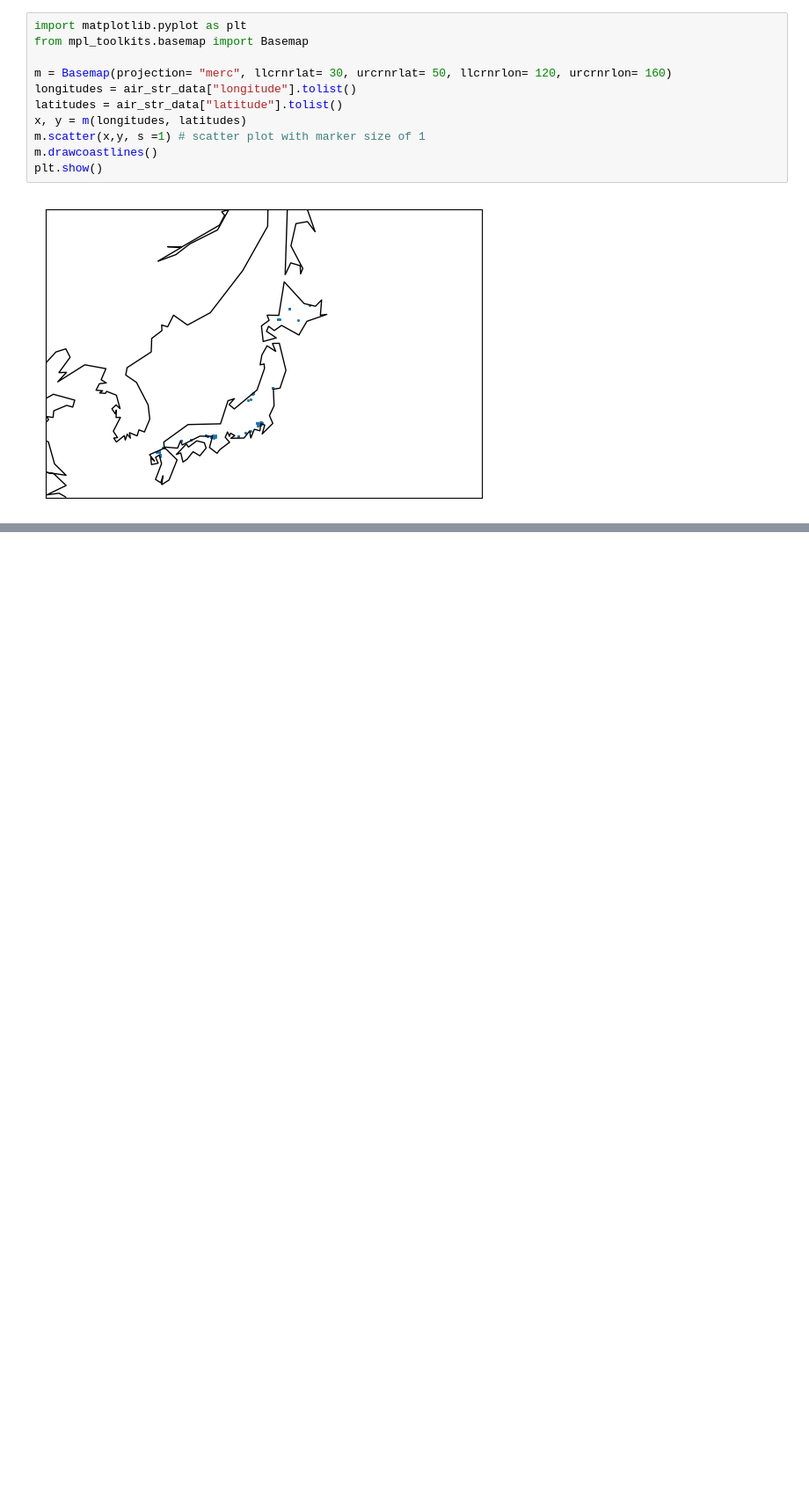
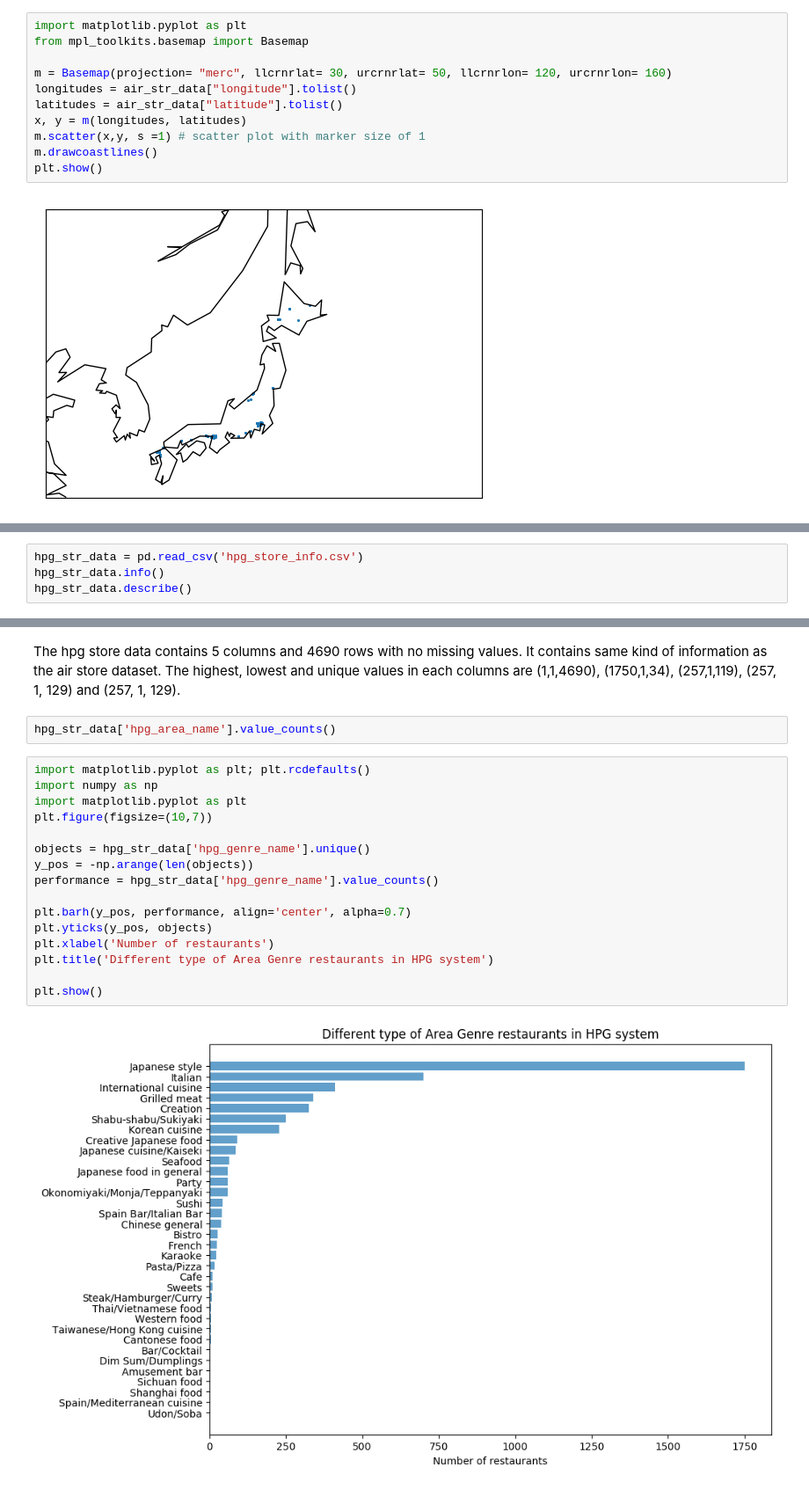
Before and after one commit to andyOR/Kaggle-Competitions, a Jupyter notebook: Recruit Restaurant Visitor Forecasting.ipynb, the cells around one changed output, grey strips where cells are left out. Shown at 88% size. Saved outputs shown, nothing was run; the diff lists cells and outputs as text; blank space fills up the shorter version.

```diff
--- a/Recruit Restaurant Visitor Forecasting.ipynb
+++ b/Recruit Restaurant Visitor Forecasting.ipynb
@@ -230,0 +210,4 @@ plt.show()
+# %%
+hpg_str_data = pd.read_csv('hpg_store_info.csv')
+hpg_str_data.info()
+hpg_str_data.describe()
@@ -230,0 +234,23 @@ plt.show()
+# %% [markdown]
+The hpg store data contains 5 columns and 4690 rows with no missing values. It contains same kind of information as
+the air store dataset. The highest, lowest and unique values in each columns are (1,1,4690), (1750,1,34), (257,1,119), (257, 1, 129) and (257, 1, 129).
+# %%
+hpg_str_data['hpg_area_name'].value_counts()
+# %%
+import matplotlib.pyplot as plt; plt.rcdefaults()
+import numpy as np
+import matplotlib.pyplot as plt
+plt.figure(figsize=(10,7))
+
+objects = hpg_str_data['hpg_genre_name'].unique()
+y_pos = -np.arange(len(objects))
+performance = hpg_str_data['hpg_genre_name'].value_counts()
+
+plt.barh(y_pos, performance, align='center', alpha=0.7)
+plt.yticks(y_pos, objects)
+plt.xlabel('Number of restaurants')
+plt.title('Different type of Area Genre restaurants in HPG system')
+
+plt.show()
+# %% [output]
+[figure, added]
```
Also changed, not shown: parts of 15 cells of this notebook.
